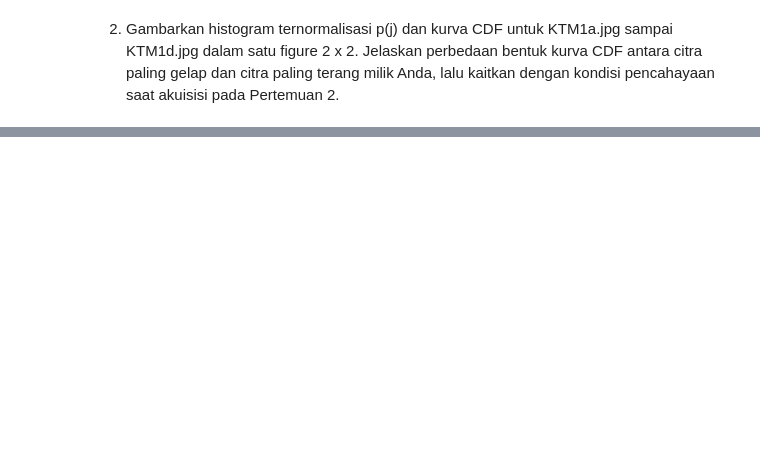
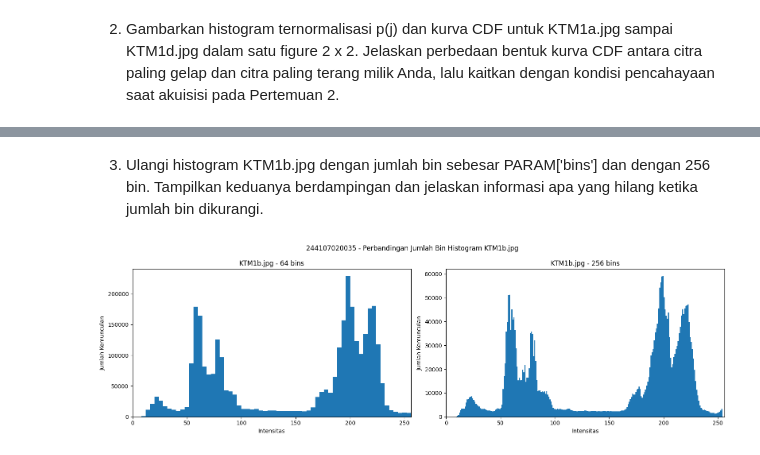
Before and after one commit to BrianLearning-source/PCVK_Genap_2026, a Jupyter notebook: Week5_06.ipynb, the cells around one changed output, grey strips where cells are left out. Saved outputs shown, nothing was run; the diff lists cells and outputs as text; code cells hidden in the pictures; blank space fills up the shorter version.

```diff
--- a/Week5_06.ipynb
+++ b/Week5_06.ipynb
@@ -355,0 +492,4 @@ pencahayaan saat akuisisi pada Pertemuan 2.
+# %% [markdown]
+3. Ulangi histogram KTM1b.jpg dengan jumlah bin sebesar PARAM['bins'] dan dengan
+256 bin. Tampilkan keduanya berdampingan dan jelaskan informasi apa yang hilang
+ketika jumlah bin dikurangi.
@@ -355,0 +517,47 @@ pencahayaan saat akuisisi pada Pertemuan 2.
+# %%
+fig, axs = plt.subplots(
+    1, 2,
+    figsize=(16, 5)
+)
+
+fig.suptitle(
+    NIM + ' - Perbandingan Jumlah Bin Histogram KTM1b.jpg'
+)
+
+# PARAM bins
+axs[0].bar(
+    bin_edges_param[:-1],
+    hist_param,
+    width=np.diff(bin_edges_param),
+    align='edge'
+)
+
+axs[0].set_title(
+    f'KTM1b.jpg - {bins_param} bins'
+)
+
+axs[0].set_xlabel('Intensitas')
+axs[0].set_ylabel('Jumlah Kemunculan')
+axs[0].set_xlim(0, 256)
+
+
+# 256 bins
+axs[1].bar(
+    bin_edges_256[:-1],
+    hist_256,
+    width=np.diff(bin_edges_256),
+    align='edge'
+)
+
+axs[1].set_title(
+    'KTM1b.jpg - 256 bins'
+)
+
+axs[1].set_xlabel('Intensitas')
+axs[1].set_ylabel('Jumlah Kemunculan')
+axs[1].set_xlim(0, 256)
+
+plt.tight_layout()
+plt.show()
+# %% [output]
+[figure, added]
```
Also changed, not shown: parts of 14 cells of this notebook.
